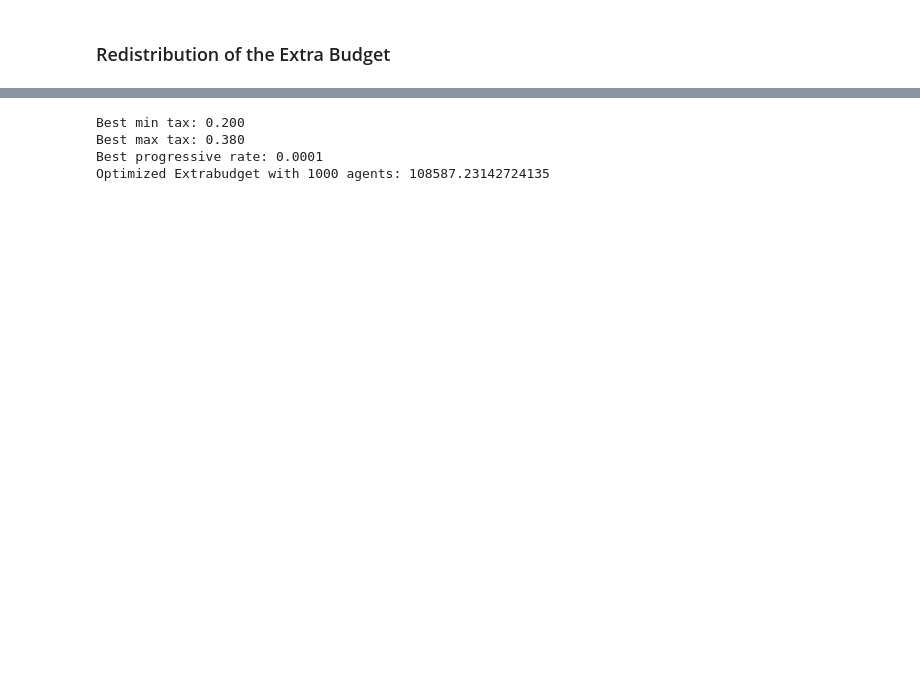
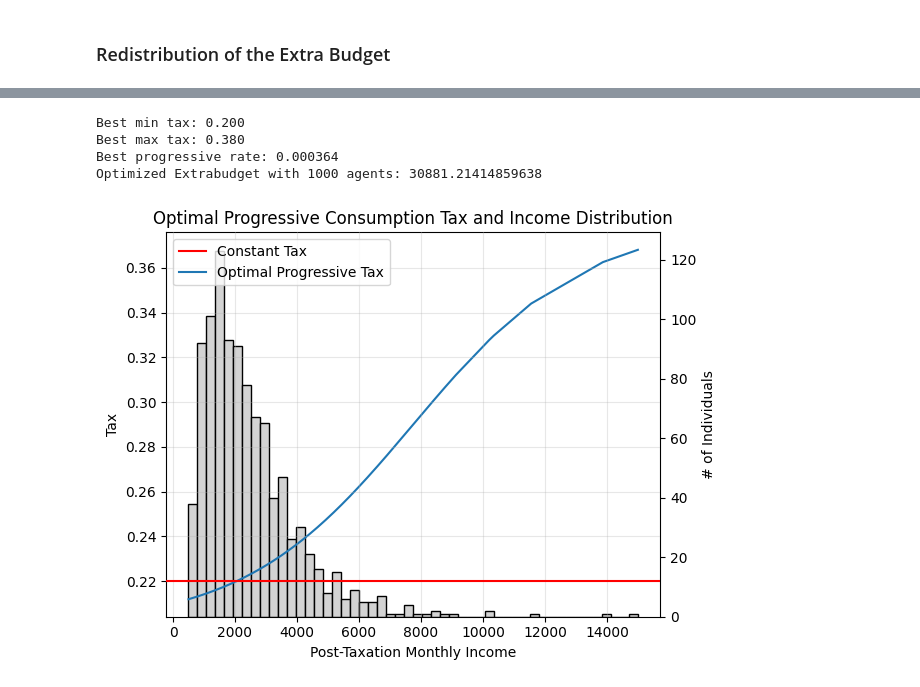
Before and after one commit to Tobia905/cptsim, a Jupyter notebook: notebooks/experiments.ipynb, the cells around one changed output, grey strips where cells are left out. Drawn from its saved outputs; the diff is of its cells as text; code cells hidden in the pictures; blank space fills up the shorter version.

```diff
--- a/notebooks/experiments.ipynb
+++ b/notebooks/experiments.ipynb
@@ -199,11 +239,15 @@ Current minimum: -108587.2314
 print(
     f"Best min tax: {bo.best_params[0]:.3f}\n"
     f"Best max tax: {bo.best_params[1]:.3f}\n"
-    f"Best progressive rate: {bo.best_params[2]:.4f}\n"
+    f"Best progressive rate: {bo.best_params[2]:.6f}\n"
     f"Optimized Extrabudget with {bo.agents_per_step} agents: {abs(bo.min_obj)}"
 )
 # %% [output]
 Best min tax: 0.200
 Best max tax: 0.380
-Best progressive rate: 0.0001
-Optimized Extrabudget with 1000 agents: 108587.23142724135
+Best progressive rate: 0.000364
+Optimized Extrabudget with 1000 agents: 30881.21414859638
+# %%
+bo.plot_optimal_taxation()
+# %% [output]
+[figure, added]
```
Also changed, not shown: parts of 15 cells of this notebook, 2 other files.
